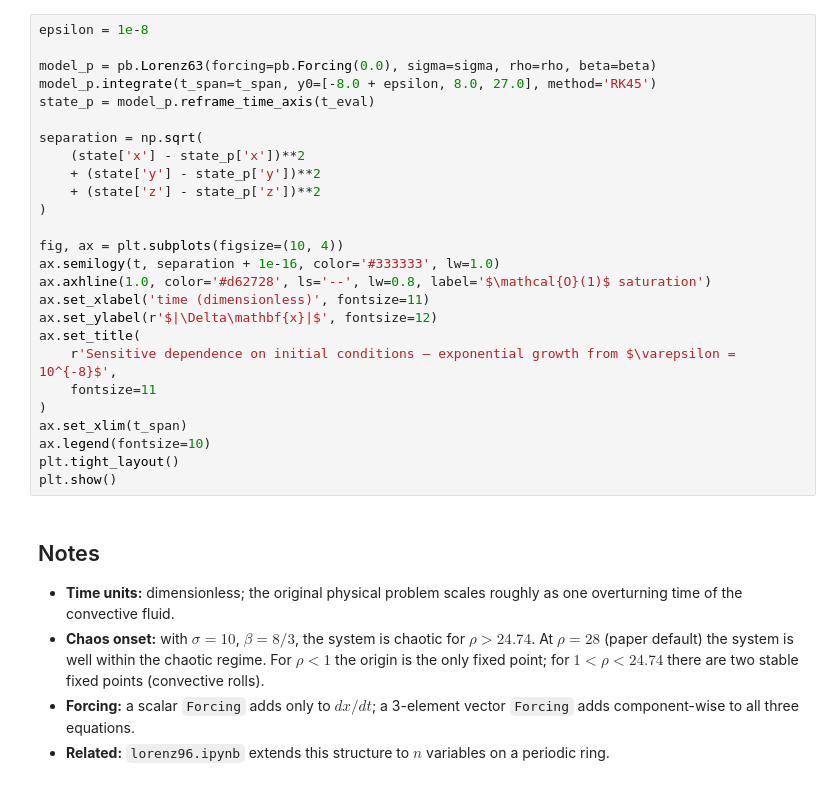
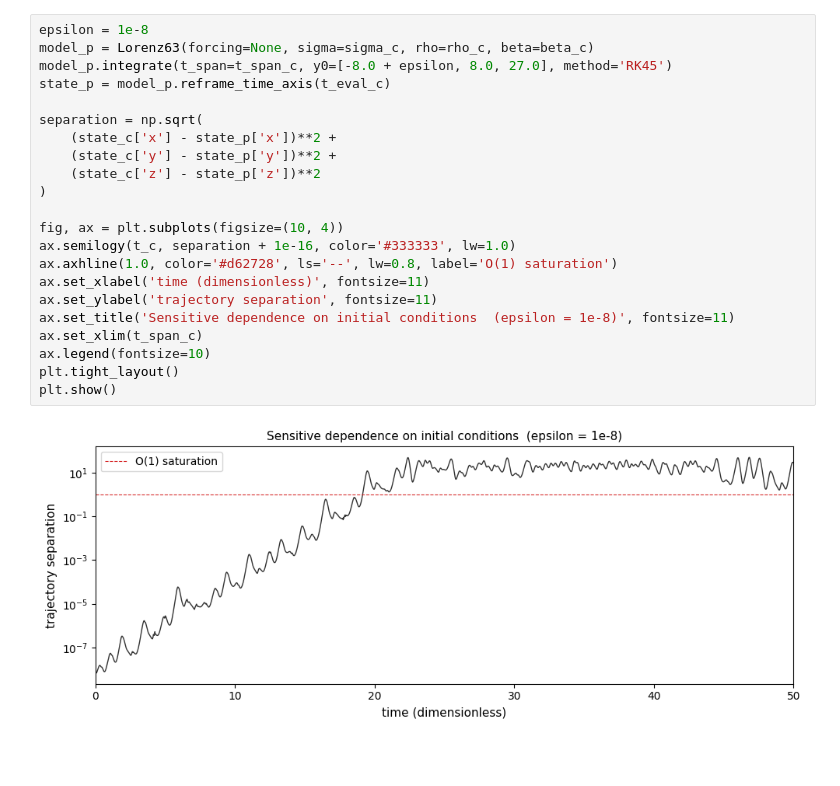
Before and after one commit to LinkedEarth/ClimateCritters, a Jupyter notebook: notebooks/model_demos/lorenz63.ipynb, the cells around one changed output. Drawn from its saved outputs; the diff is of its cells as text; blank space fills up the shorter version.

```diff
--- a/notebooks/model_demos/lorenz63.ipynb
+++ b/notebooks/model_demos/lorenz63.ipynb
@@ -125,33 +146,24 @@ The central result of Lorenz (1963) is that the system has a positive Lyapunov e
 # %%
 epsilon = 1e-8
-
-model_p = pb.Lorenz63(forcing=pb.Forcing(0.0), sigma=sigma, rho=rho, beta=beta)
-model_p.integrate(t_span=t_span, y0=[-8.0 + epsilon, 8.0, 27.0], method='RK45')
-state_p = model_p.reframe_time_axis(t_eval)
+model_p = Lorenz63(forcing=None, sigma=sigma_c, rho=rho_c, beta=beta_c)
+model_p.integrate(t_span=t_span_c, y0=[-8.0 + epsilon, 8.0, 27.0], method='RK45')
+state_p = model_p.reframe_time_axis(t_eval_c)
 
 separation = np.sqrt(
-    (state['x'] - state_p['x'])**2
-    + (state['y'] - state_p['y'])**2
-    + (state['z'] - state_p['z'])**2
+    (state_c['x'] - state_p['x'])**2 +
+    (state_c['y'] - state_p['y'])**2 +
+    (state_c['z'] - state_p['z'])**2
 )
 
 fig, ax = plt.subplots(figsize=(10, 4))
-ax.semilogy(t, separation + 1e-16, color='#333333', lw=1.0)
-ax.axhline(1.0, color='#d62728', ls='--', lw=0.8, label='$\mathcal{O}(1)$ saturation')
+ax.semilogy(t_c, separation + 1e-16, color='#333333', lw=1.0)
+ax.axhline(1.0, color='#d62728', ls='--', lw=0.8, label='O(1) saturation')
 ax.set_xlabel('time (dimensionless)', fontsize=11)
-ax.set_ylabel(r'$|\Delta\mathbf{x}|$', fontsize=12)
-ax.set_title(
-    r'Sensitive dependence on initial conditions — exponential growth from $\varepsilon = 10^{-8}$',
-    fontsize=11
-)
-ax.set_xlim(t_span)
+ax.set_ylabel('trajectory separation', fontsize=11)
+ax.set_title('Sensitive dependence on initial conditions  (epsilon = 1e-8)', fontsize=11)
+ax.set_xlim(t_span_c)
 ax.legend(fontsize=10)
 plt.tight_layout()
 plt.show()
+# %% [output]
+[figure, added]
-# %% [markdown]
-## Notes
-
-- **Time units:** dimensionless; the original physical problem scales roughly as one overturning time of the convective fluid.
-- **Chaos onset:** with $\sigma = 10$, $\beta = 8/3$, the system is chaotic for $\rho > 24.74$. At $\rho = 28$ (paper default) the system is well within the chaotic regime. For $\rho < 1$ the origin is the only fixed point; for $1 < \rho < 24.74$ there are two stable fixed points (convective rolls).
-- **Forcing:** a scalar `Forcing` adds only to $dx/dt$; a 3-element vector `Forcing` adds component-wise to all three equations.
-- **Related:** `lorenz96.ipynb` extends this structure to $n$ variables on a periodic ring.
```
Also changed, not shown: parts of 22 cells of this notebook.
